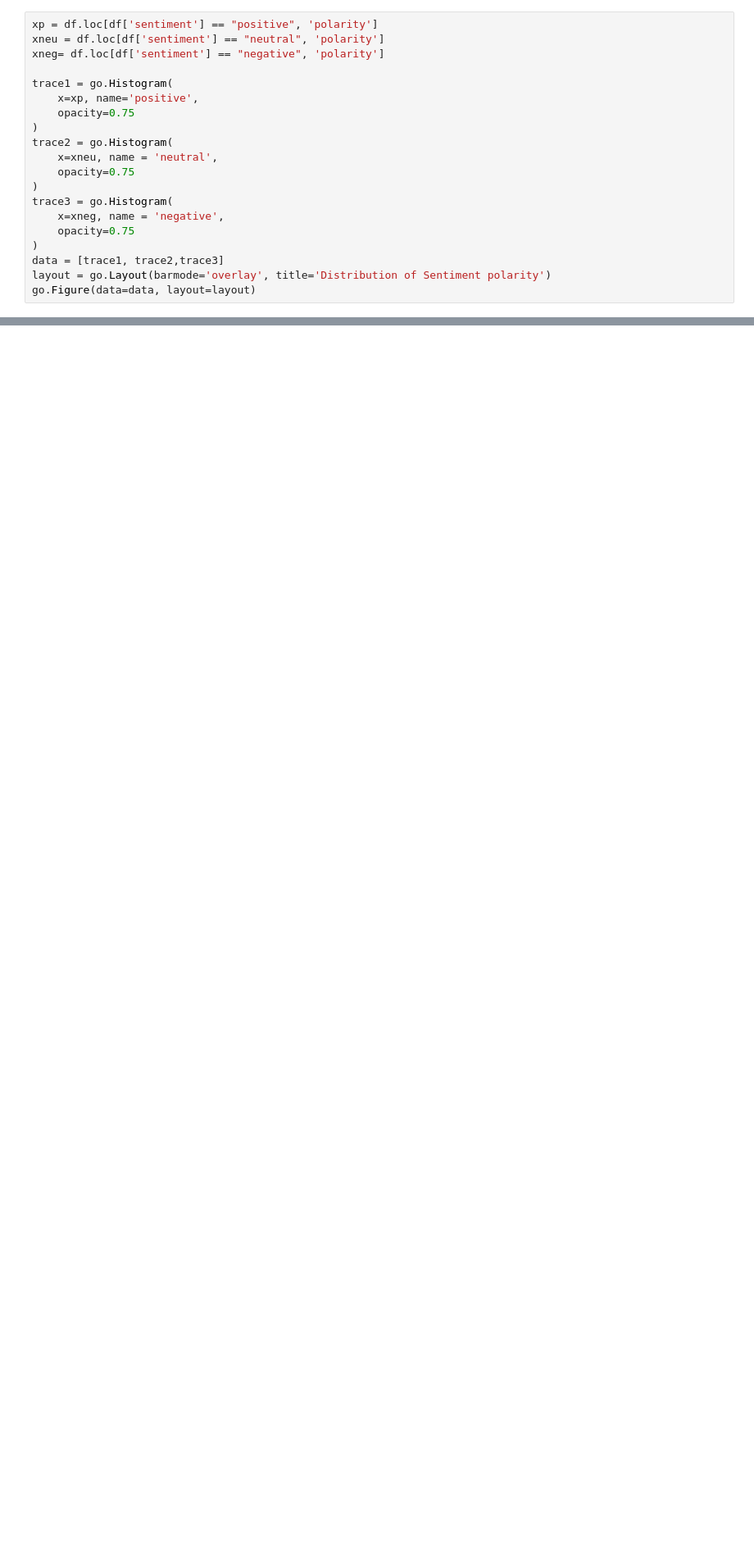
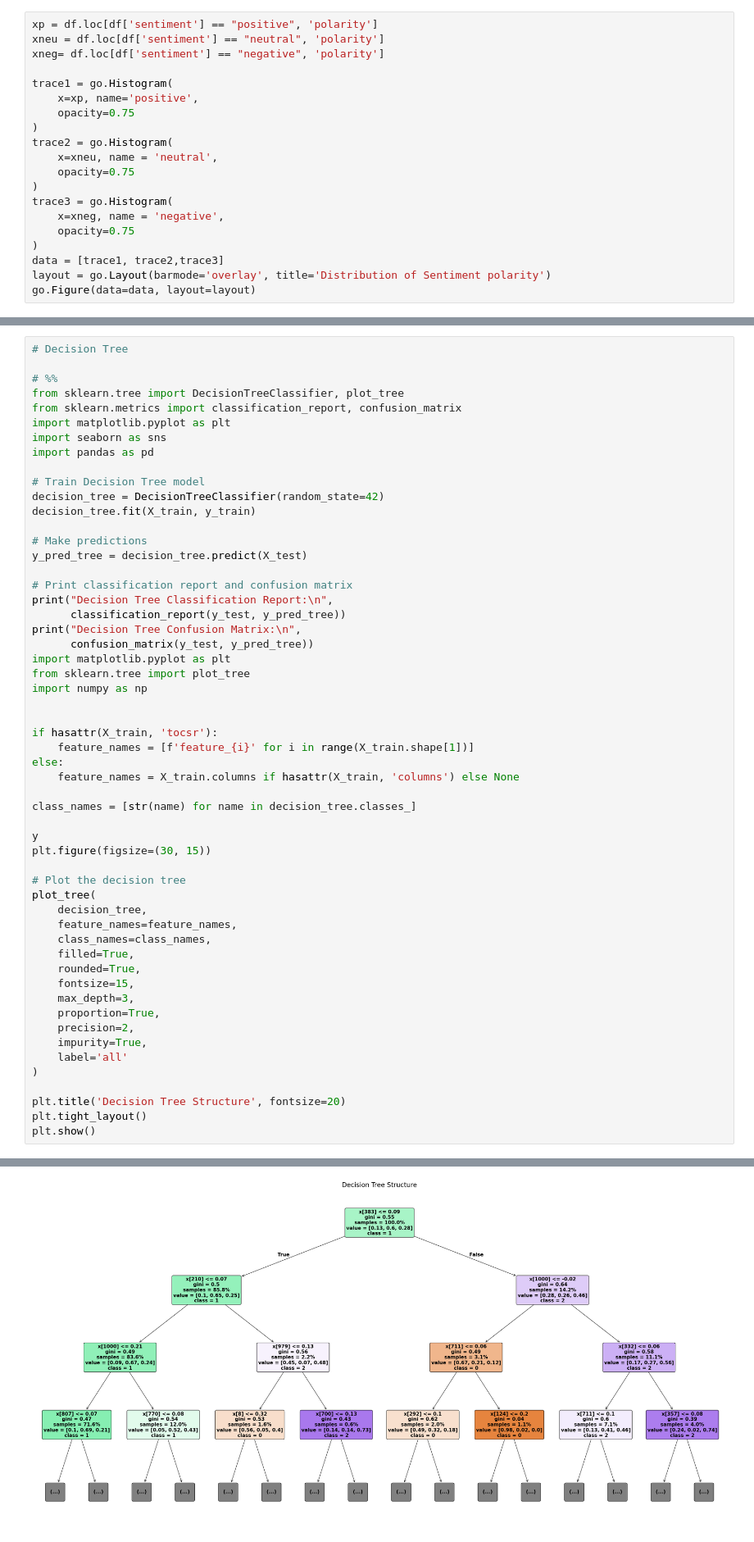
Before and after one commit to root-Manas/Finsen, a Jupyter notebook: models/Finsen-main-local.ipynb, the cells around one changed output, grey strips where cells are left out. Shown at 82% size. Drawn from its saved outputs; the diff is of its cells as text; blank space fills up the shorter version.

```diff
--- a/models/Finmodel.ipynb
+++ b/models/Finsen-main-local.ipynb
@@ -554,0 +664,56 @@ go.Figure(data=data, layout=layout)
+# %%
+# Decision Tree
+
+# %%
+from sklearn.tree import DecisionTreeClassifier, plot_tree
+from sklearn.metrics import classification_report, confusion_matrix
+import matplotlib.pyplot as plt
+import seaborn as sns
+import pandas as pd
+
+# Train Decision Tree model
+decision_tree = DecisionTreeClassifier(random_state=42)
+decision_tree.fit(X_train, y_train)
+
+# Make predictions
+y_pred_tree = decision_tree.predict(X_test)
+
+# Print classification report and confusion matrix
+print("Decision Tree Classification Report:\n",
+      classification_report(y_test, y_pred_tree))
+print("Decision Tree Confusion Matrix:\n",
+      confusion_matrix(y_test, y_pred_tree))
+import matplotlib.pyplot as plt
+from sklearn.tree import plot_tree
+import numpy as np
+
+
+if hasattr(X_train, 'tocsr'):
+    feature_names = [f'feature_{i}' for i in range(X_train.shape[1])]
+else:
+    feature_names = X_train.columns if hasattr(X_train, 'columns') else None
+
+class_names = [str(name) for name in decision_tree.classes_]
+
+y
+plt.figure(figsize=(30, 15))
+
+# Plot the decision tree
+plot_tree(
+    decision_tree,
+    feature_names=feature_names,
+    class_names=class_names,
+    filled=True,
+    rounded=True,
+    fontsize=15,
+    max_depth=3,
+    proportion=True,
+    precision=2,
+    impurity=True,
+    label='all'
+)
+
+plt.title('Decision Tree Structure', fontsize=20)
+plt.tight_layout()
+plt.show()
+# %% [output]
@@ -554,0 +735 @@ go.Figure(data=data, layout=layout)
+[figure, added]
```
Also changed, not shown: parts of 24 cells of this notebook, 3 other files.
